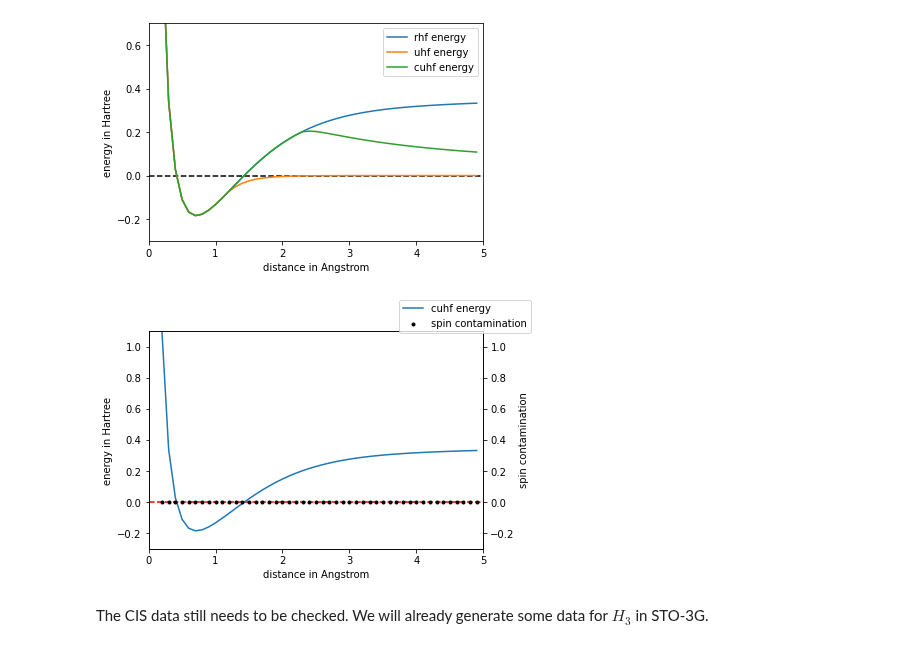
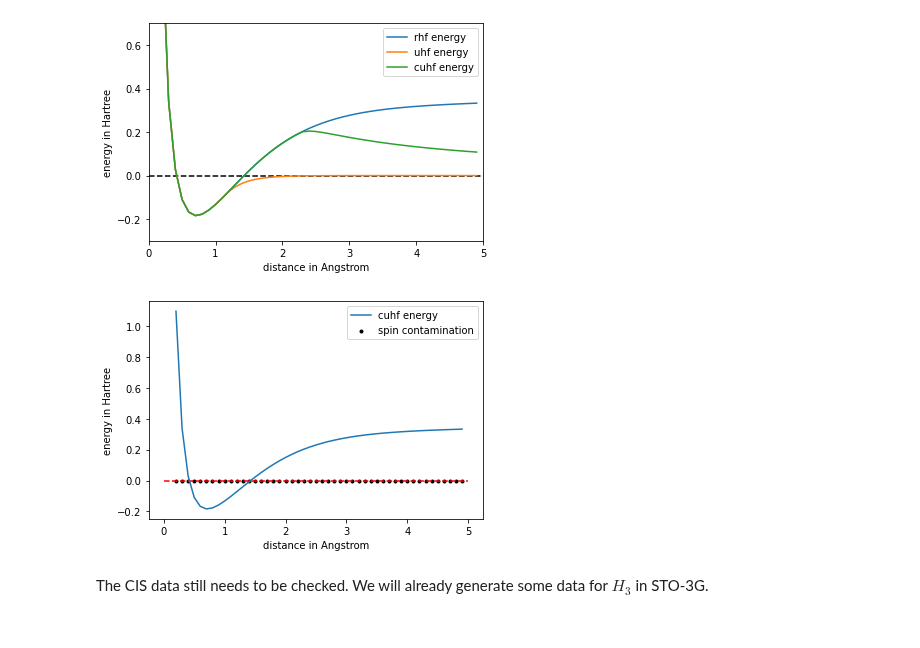
Before and after one commit to ruvdrsti/Bachelor_project, a Jupyter notebook: theory/outline_BachelorProject/code/storydata.ipynb, the cells around one changed output. Saved outputs shown, nothing was run; the diff lists cells and outputs as text; code cells hidden in the pictures.

```diff
--- a/theory/outline_BachelorProject/code/storydata.ipynb
+++ b/theory/outline_BachelorProject/code/storydata.ipynb
@@ -132,20 +132,15 @@ for distance in distances:
     spincont_cuhf.append(h2.getSpinContamination())
 # %%
 import matplotlib.pyplot as plt
-fig, ax1 = plt.subplots()
-ax2 = ax1.twinx()
-ax1.plot(distances, energies_cuhf, label="cuhf energy")
-ax2.scatter(distances, spincont_cuhf, label="spin contamination", color="black", marker=".")
-ax1.set_xlabel("distance in Angstrom")
-ax1.set_ylabel("energy in Hartree")
-ax2.set_ylabel("spin contamination")
-ax1.hlines(0, 0, 5, color="red", linestyles="--")
-fig.legend( loc="upper right")
-ax1.axis([0, 5, -0.3, 1.1])
-ax2.axis([0, 5, -0.3, 1.1])
+p = plt.plot(distances, energies_cuhf, label="cuhf energy")
+plt.hlines(0, 0, 5, color="red", linestyles="--")
+plt.scatter(distances, spincont_cuhf, color="black", marker=".", label="spin contamination")
+plt.xlabel("distance in Angstrom")
+plt.ylabel("energy in Hartree")
+plt.legend(loc="upper right")
 plt.savefig("/user/gent/440/vsc44013/Bachelor_project/Bachelor_project/theory/outline_BachelorProject/notes/figures/cuhf_nomix.png")
 # %% [output]
-[figure, old version]
+[figure, new version]
 # %% [markdown]
 The CIS data still needs to be checked. We will already generate some data for $H_3$ in STO-3G.
 # %%
```
Also changed, not shown: parts of 9 cells of this notebook, 9 other files.
